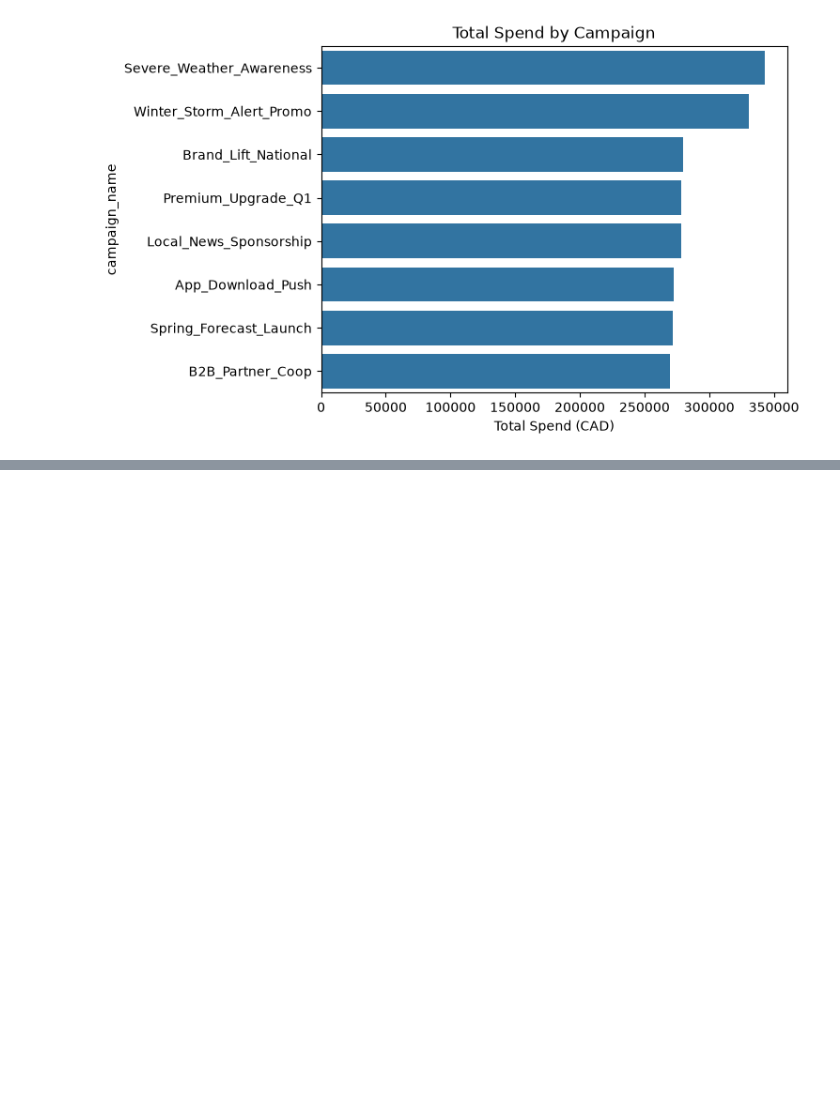
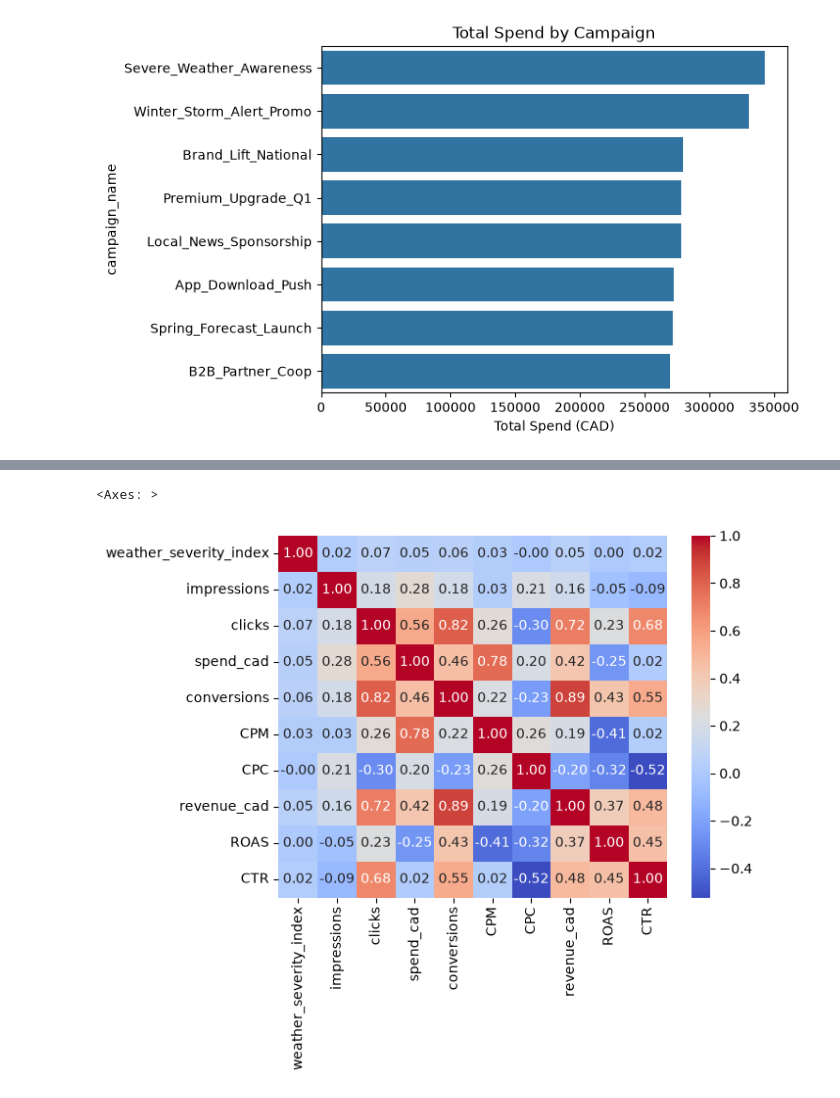
Before and after one commit to EzraGoldberg/portfolio-projects, a Jupyter notebook: 2. Tech Interview Prep/Weather Adtech Data Science/notebooks/Adtech_Prep.ipynb, the cells around one changed output, grey strips where cells are left out. Saved outputs shown, nothing was run; the diff lists cells and outputs as text; code cells hidden in the pictures; blank space fills up the shorter version.

```diff
--- a/2. Tech Interview Prep/Weather Adtech Data Science/notebooks/Adtech_Prep.ipynb
+++ b/2. Tech Interview Prep/Weather Adtech Data Science/notebooks/Adtech_Prep.ipynb
@@ -589,0 +614,8 @@ plt.show()
+# %%
+# Correlation heatmap across the core numeric columns
+# Which relationships are strongest? Any surprising near-zero correlations?
+numeric_cols =['weather_severity_index','impressions','clicks','spend_cad','conversions','CPM','CPC','revenue_cad','ROAS','CTR']
+sns.heatmap(data = campaign_df_clean[numeric_cols].corr(), annot=True, fmt='.2f', cmap='coolwarm')
+# %% [output]
+<Axes: >
+[figure, added]
```
Also changed, not shown: parts of 7 cells of this notebook.
